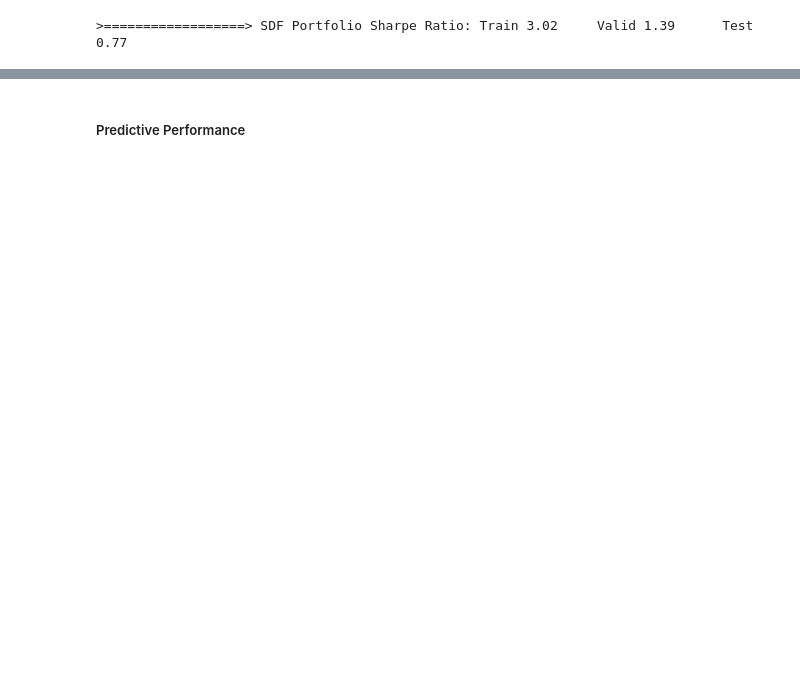
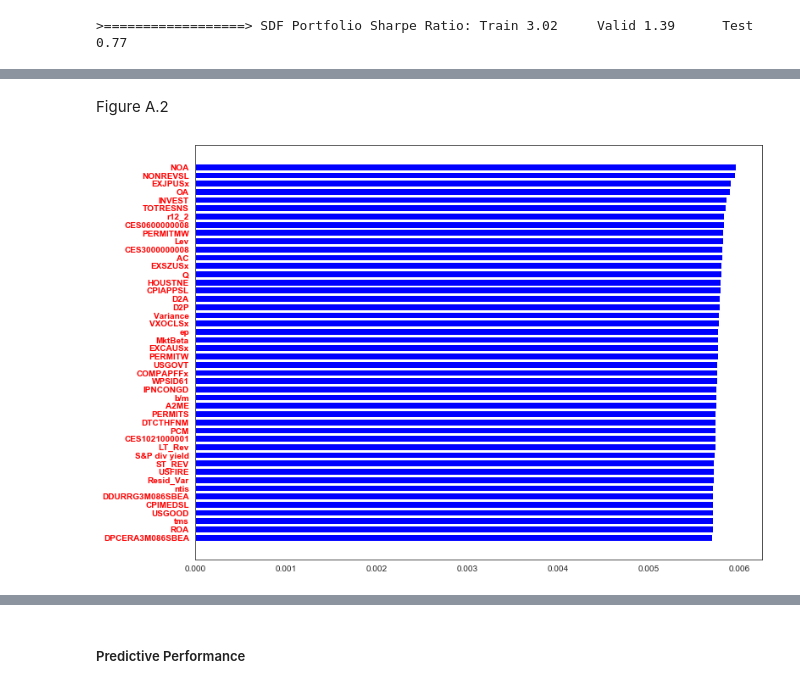
Before and after one commit to jasonzy121/Deep_Learning_Asset_Pricing, a Jupyter notebook: model_GAN.ipynb, the cells around one changed output, grey strips where cells are left out. Saved outputs shown, nothing was run; the diff lists cells and outputs as text; code cells hidden in the pictures; blank space fills up the shorter version.

```diff
--- a/model_GAN.ipynb
+++ b/model_GAN.ipynb
@@ -75,0 +273,6 @@ deco_print('SDF Portfolio Sharpe Ratio: Train %0.2f\tValid %0.2f\tTest %0.2f' %(
+# %% [markdown]
+Figure A.2
+# %%
+model_test.plotMacroFeatureImportance(sess, dl_test, plotPath='plot', initial_state=INITIAL_test, top=46, figsize=(12,9))
+# %% [output]
+[figure, added]
```
Also changed, not shown: parts of 39 cells of this notebook, 12 other files.
